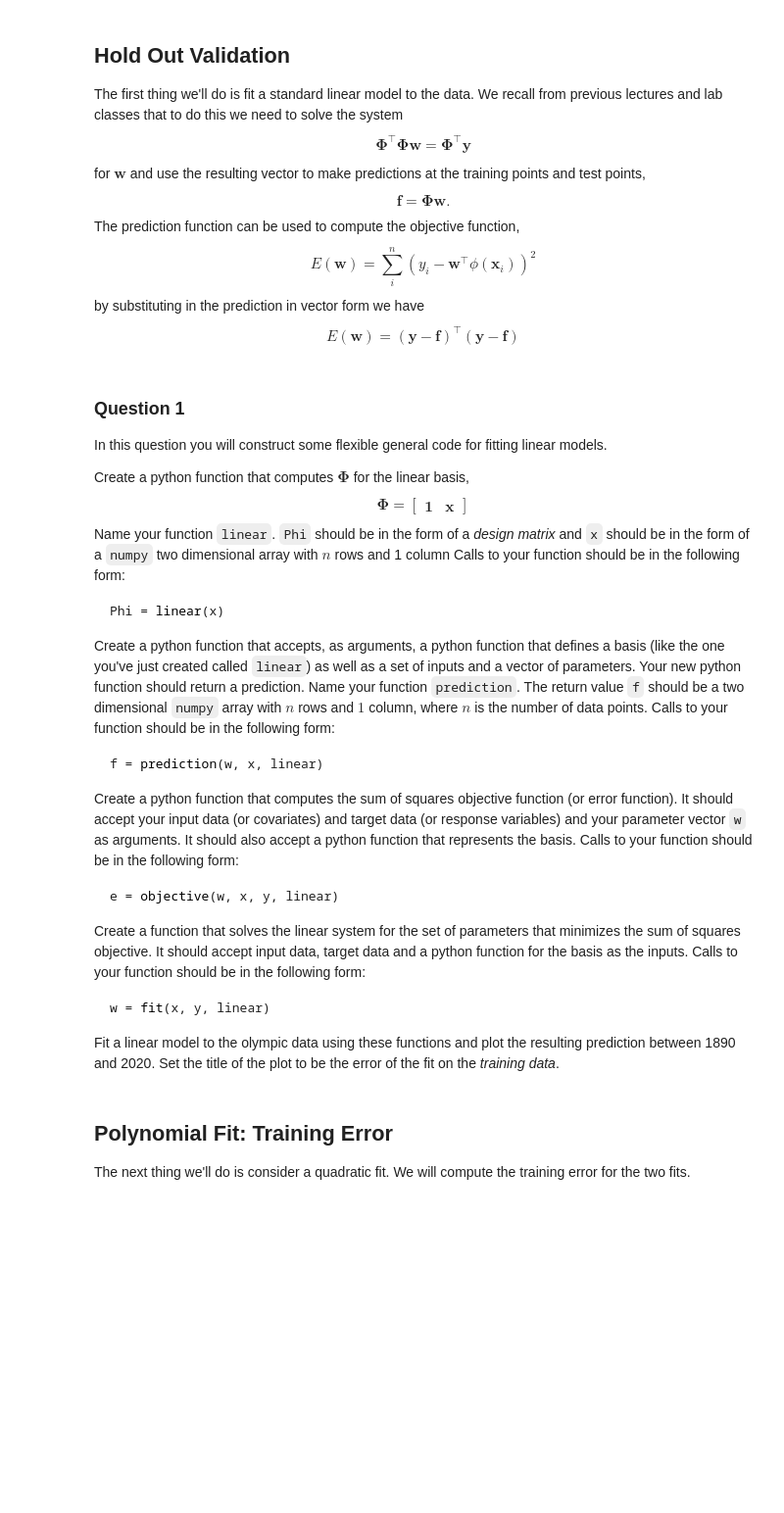
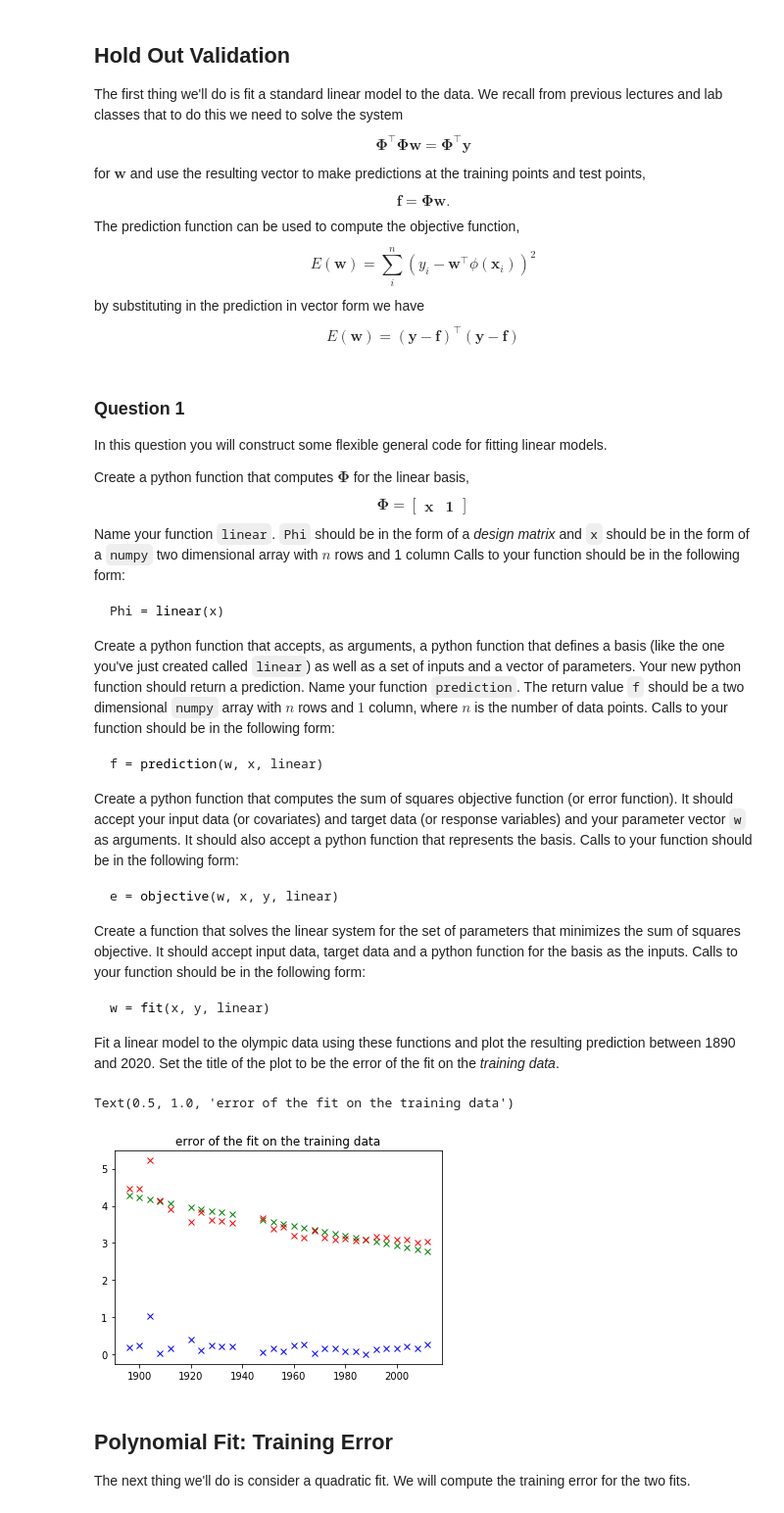
Before and after one commit to maalvarezl/MLAI, a Jupyter notebook: Lab 5 - Generalisation.ipynb, the cells around one changed output. Shown at 98% size. Cells and saved outputs as stored; diff of their text form; code cells hidden in the pictures; blank space fills up the shorter version.

Commit message:
q2 answer

```diff
--- a/Lab 5 - Generalisation.ipynb
+++ b/Lab 5 - Generalisation.ipynb
@@ -95,7 +95,7 @@ $$
 In this question you will construct some flexible general code for fitting linear models.
 
 Create a python function that computes $\boldsymbol{\Phi}$ for the linear basis,
-$$\boldsymbol{\Phi} = \begin{bmatrix} \mathbf{1} & \mathbf{x}\end{bmatrix}$$
+$$\boldsymbol{\Phi} = \begin{bmatrix} \mathbf{x} & \mathbf{1}\end{bmatrix}$$
 Name your function `linear`. `Phi` should be in the form of a *design matrix* and `x` should be in the form of a `numpy` two dimensional array with $n$ rows and 1 column
 Calls to your function should be in the following form:
 
@@ -129,3 +125,36 @@ def linear(x):
+# %%
+#### Question 1 Answer Code
+# Write code for you answer to this question in this box
+def linear(x):
+    n = x.shape[0]
+    return np.hstack([np.ones((n, 1)), x])
+
+def prediction(w,x,basis):
+    phi = basis(x)
+    f = phi @ w
+    return f
+
+def objective(w,x,y,basis):
+    predictions = prediction(w,x,basis)
+    sse = (y- predictions).T @ (y- predictions)
+    return sse
+
+def fit(x,y,basis):
+    phi = basis(x)
+    w = np.linalg.solve((phi.T @phi), (phi.T @ y))
+    return w
+
+w = fit(x,y,linear)
+predictions = prediction(w,x,linear)
+abs_errs = abs(y-predictions)
+
+plt.plot(x, predictions, 'gx')
+plt.plot(x, abs_errs, 'bx')
+plt.plot(x, y, 'rx')
+plt.title('error of the linear fit on the training data')
+# %% [output]
+Text(0.5, 1.0, 'error of the fit on the training data')
+[figure, added]
 # %% [markdown]
 ## Polynomial Fit: Training Error
 
```
Also changed, not shown: parts of 5 cells of this notebook.
